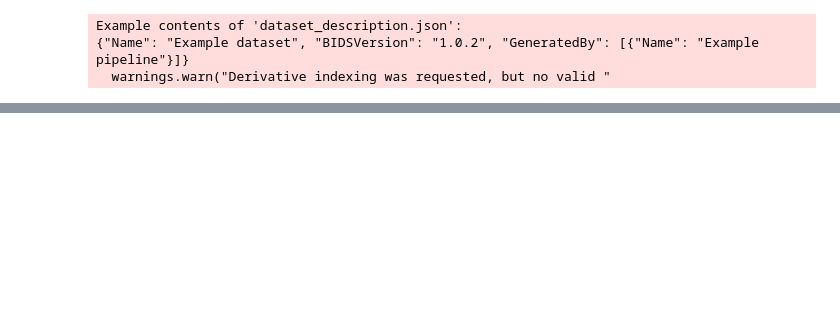
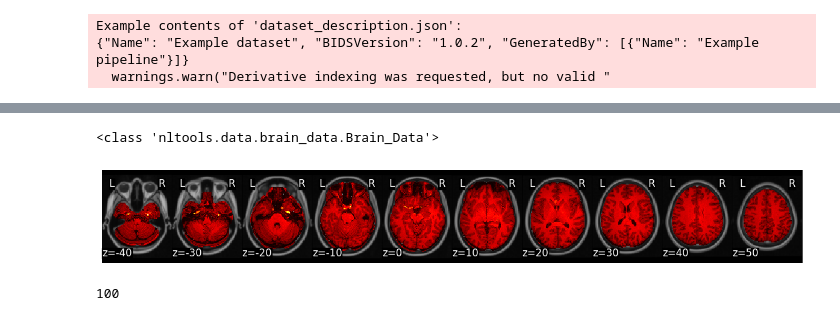
Before and after one commit to ContextLab/directed-forgetting-network-dynamics, a Jupyter notebook: code/new_network_analyses.ipynb, the cells around one changed output, grey strips where cells are left out. Cells and saved outputs as stored; diff of their text form; code cells hidden in the pictures; blank space fills up the shorter version.

```diff
--- a/code/new_network_analyses.ipynb
+++ b/code/new_network_analyses.ipynb
@@ -186,0 +206,12 @@ print(len(subj_niftis))
+# %%
+from nltools import Brain_Data
+import os
+
+t1w = Brain_Data("../../data-cdl/sub-01/anat/sub-01_T1w.nii.gz")
+# %%
+print(type(t1w))
+
+t1w.plot()
+# %% [output]
+<class 'nltools.data.brain_data.Brain_Data'>
+[figure, added]
@@ -186,0 +224,4 @@ print(len(subj_niftis))
+# %%
+print(len(corrs))
+# %% [output]
+100
```
Also changed, not shown: parts of 6 cells of this notebook, 2 other files.
